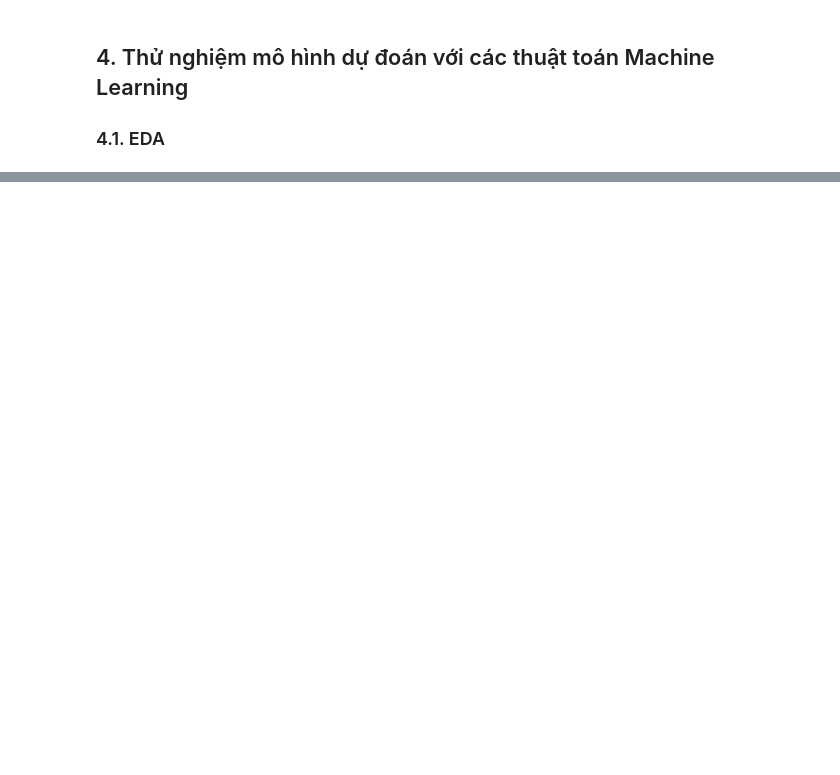
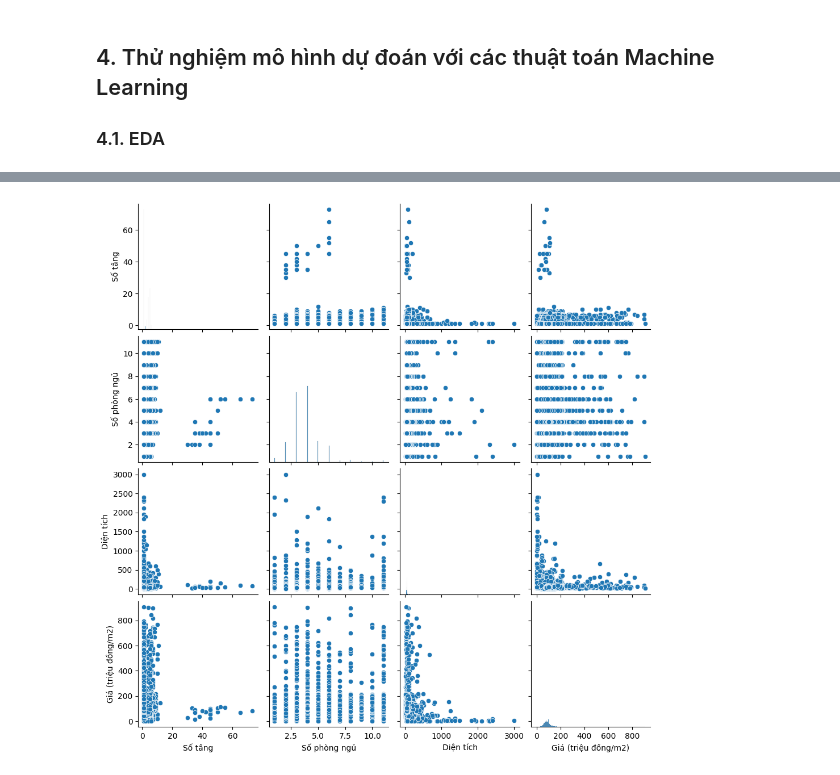
Before and after one commit to DucGhetData/Ha-Noi-Real-Estate-Manipulation-And-Visualization, a Jupyter notebook: notebooks/cleaning.ipynb, the cells around one changed output, grey strips where cells are left out. Saved outputs shown, nothing was run; the diff lists cells and outputs as text; code cells hidden in the pictures; blank space fills up the shorter version.

```diff
--- a/notebooks/cleaning.ipynb
+++ b/notebooks/cleaning.ipynb
@@ -464,0 +618,7 @@ df2.to_csv('F:\Data Analyst\Ha Noi Real Estate Visualization\data\VN_housing_dat
+# %%
+# Sử dụng pairplot để xem mối quan hệ giữa các biến số
+numeric_cols = ['Số tầng', 'Số phòng ngủ', 'Diện tích','Giá (triệu đồng/m2)']
+sns.pairplot(df2[numeric_cols])
+plt.show()
+# %% [output]
+[figure, added]
```
Also changed, not shown: parts of 54 cells of this notebook, 6 other files.
